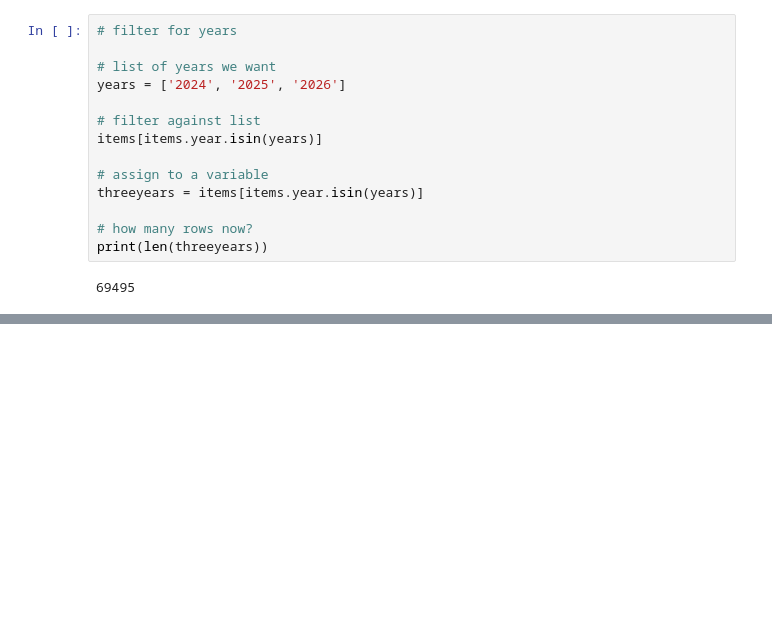
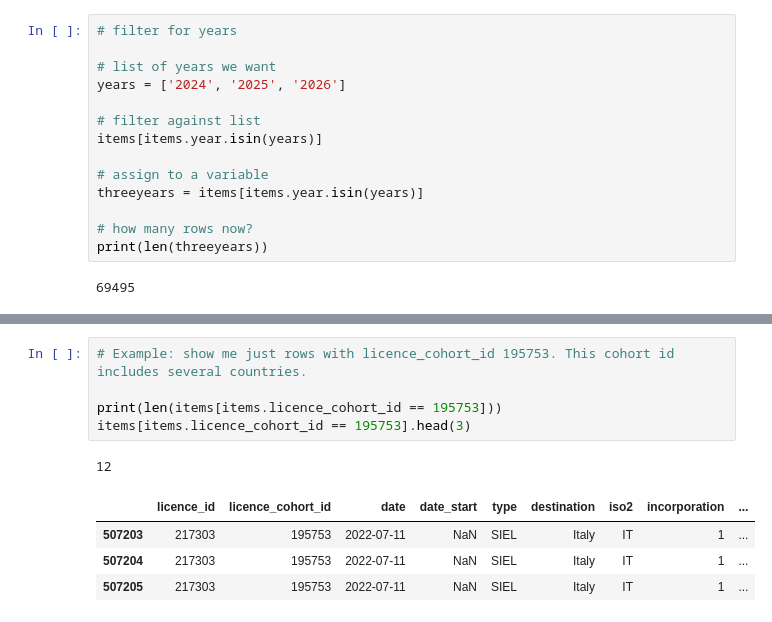
Before and after one commit to AsaBaygud/workshops26, a Jupyter notebook: wk4/arms_aug_2026.ipynb, the cells around one changed output, grey strips where cells are left out. Saved outputs shown, nothing was run; the diff lists cells and outputs as text; blank space fills up the shorter version.

```diff
--- a/wk4/arms_aug_2026.ipynb
+++ b/wk4/arms_aug_2026.ipynb
@@ -176,0 +211,11 @@ threeyears.head(3)
+# %%
+# Example: show me just rows with licence_cohort_id 195753. This cohort id includes several countries.
+
+print(len(items[items.licence_cohort_id == 195753]))
+items[items.licence_cohort_id == 195753].head(3)
+# %% [output]
+12
+|  | licence_id | licence_cohort_id | date | date_start | type | destination | iso2 | incorporation | ... |
+| 507203 | 217303 | 195753 | 2022-07-11 | NaN | SIEL | Italy | IT | 1 | ... |
+| 507204 | 217303 | 195753 | 2022-07-11 | NaN | SIEL | Italy | IT | 1 | ... |
+| 507205 | 217303 | 195753 | 2022-07-11 | NaN | SIEL | Italy | IT | 1 | ... |
```
Also changed, not shown: parts of 10 cells of this notebook.
